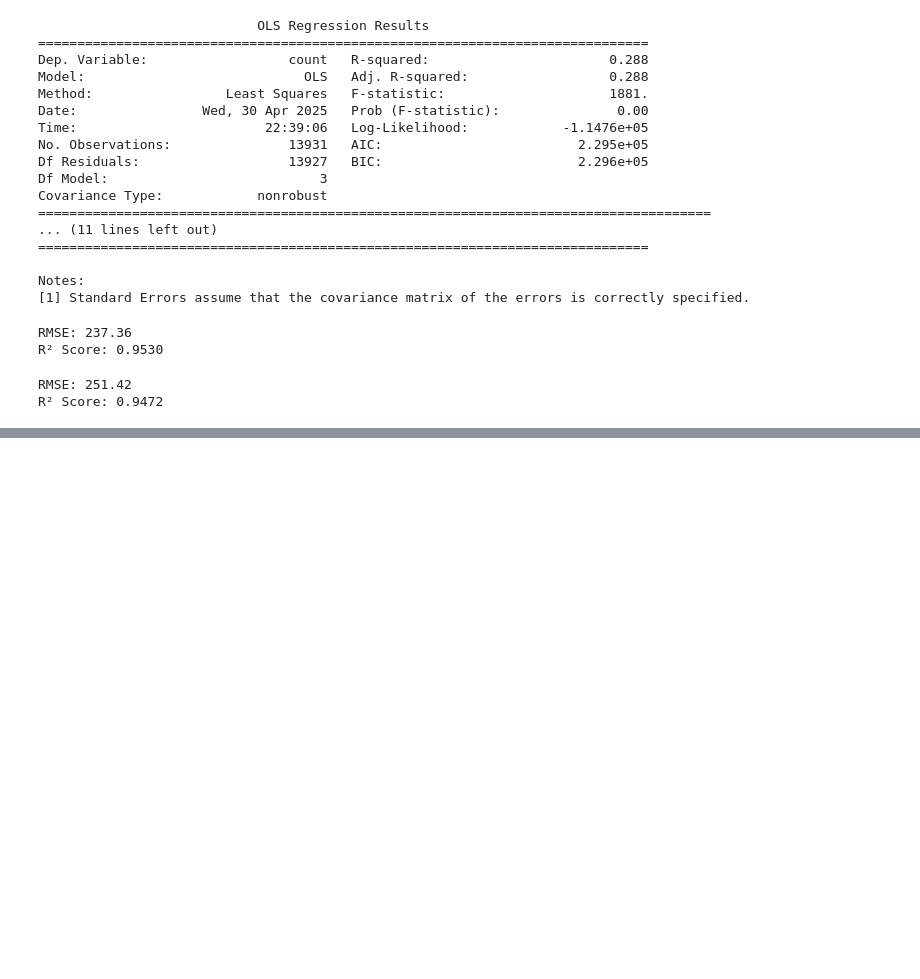
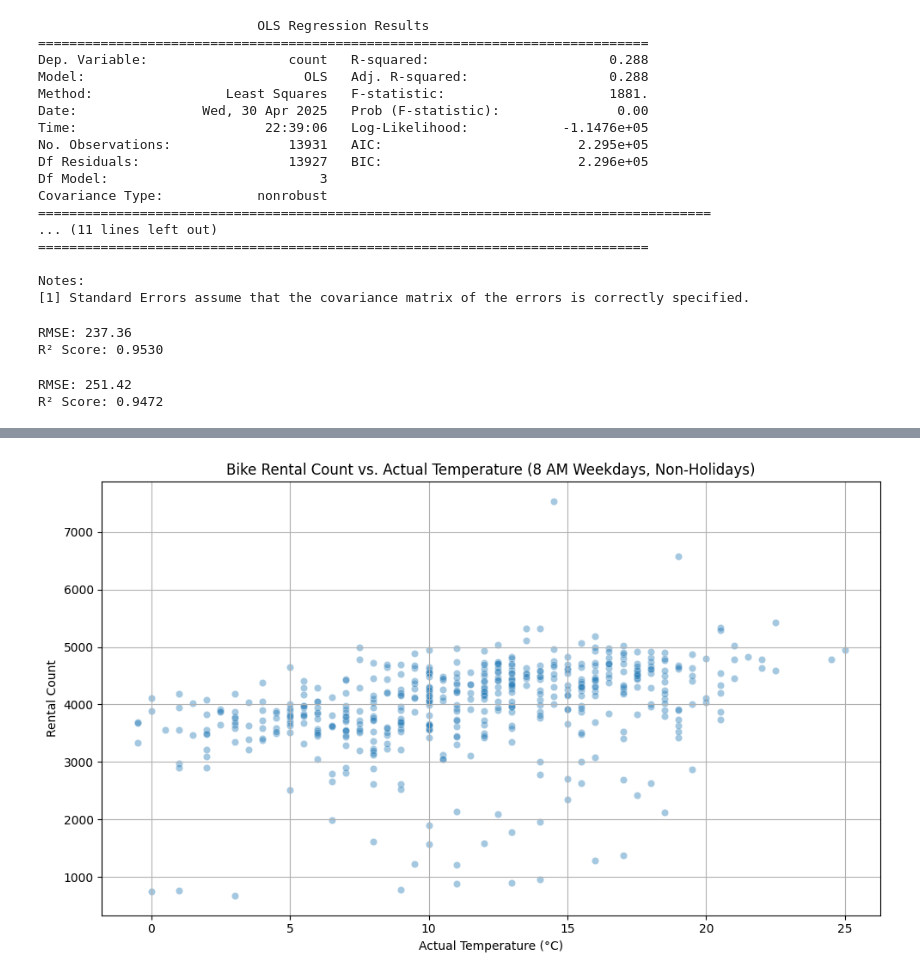
Before and after one commit to Christian-Bull/csca-5622-final, a Jupyter notebook: final.ipynb, the cells around one changed output, grey strips where cells are left out. Saved outputs shown, nothing was run; the diff lists cells and outputs as text; code cells hidden in the pictures; blank space fills up the shorter version.

```diff
--- a/final.ipynb
+++ b/final.ipynb
@@ -202,3 +217,13 @@ R² Score: 0.9472
 # use weather data to predict counts
 # get counts for hours 8am and 5pm
 # average weather somehow
+
+hour_8am_data = bikeshare_data[
+    (bikeshare_data['hour'] == 8) &
+    (bikeshare_data['is_weekend'] == 0) &
+    (bikeshare_data['is_holiday'] == 0)
+].copy()
+
+hour_8am_data.drop(columns=['hour', 'is_holiday', 'is_weekend'], inplace=True)
+
+print(hour_8am_data.head())
@@ -204,0 +251,16 @@ R² Score: 0.9472
+# %%
+plt.figure(figsize=(10,6))
+sns.scatterplot(
+    data=hour_8am_data,
+    x='temperature_actual',
+    y='count',
+    alpha=0.4
+)
+plt.title('Bike Rental Count vs. Actual Temperature (8 AM Weekdays, Non-Holidays)')
+plt.xlabel('Actual Temperature (°C)')
+plt.ylabel('Rental Count')
+plt.grid(True)
+plt.tight_layout()
+plt.show()
+# %% [output]
+[figure, added]
```
Also changed, not shown: parts of 9 cells of this notebook.
